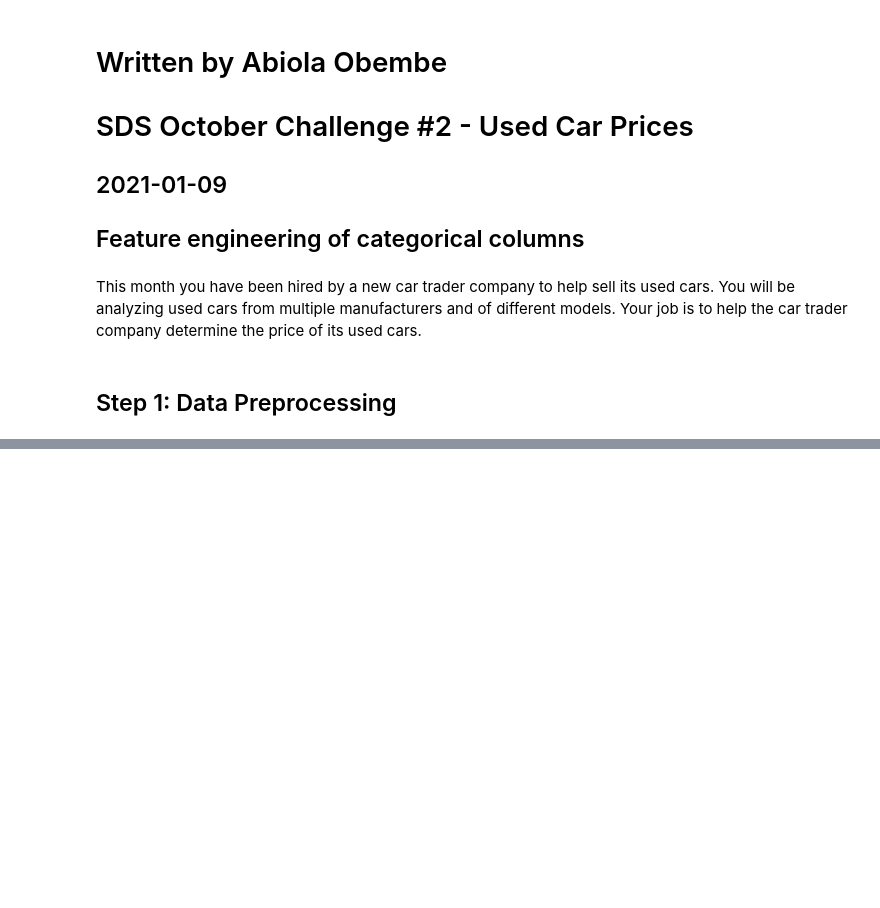
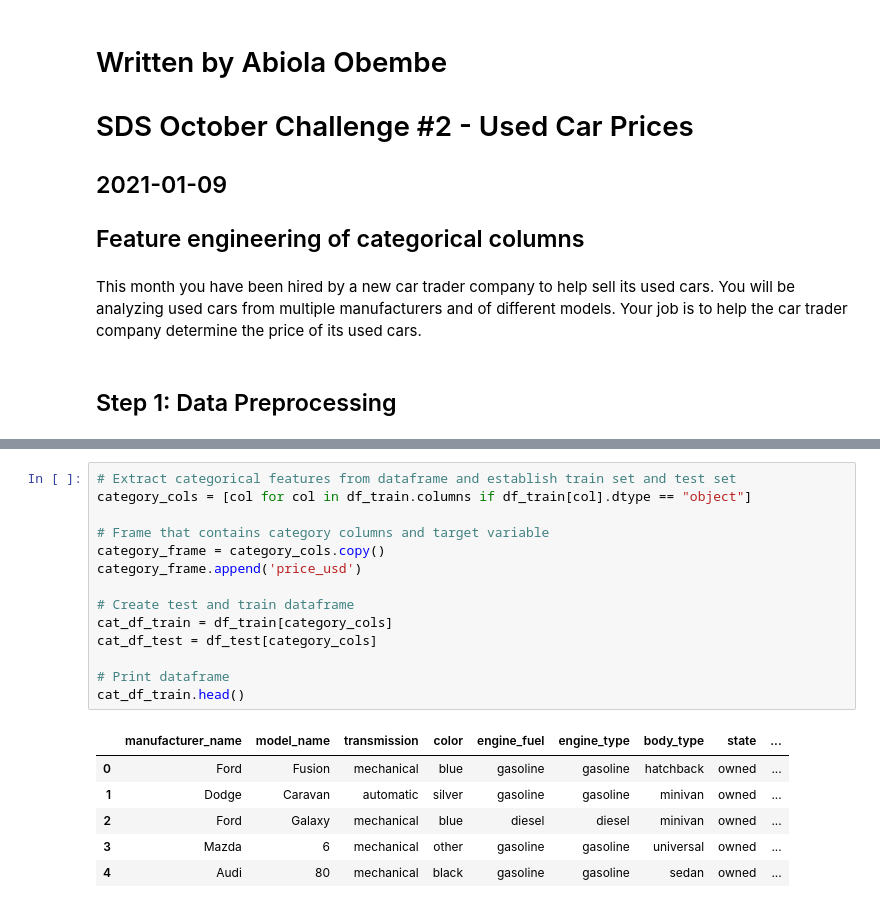
Before and after one commit to obeabi/SdsOctober2020Challenge, a Jupyter notebook: CategoricalCols_Main.ipynb, the cells around one changed output, grey strips where cells are left out. Drawn from its saved outputs; the diff is of its cells as text; blank space fills up the shorter version.

```diff
--- a/CategoricalCols_Main.ipynb
+++ b/CategoricalCols_Main.ipynb
@@ -82,0 +186,21 @@ print("\n Perecentage of missing values in test datframe is: \n", str(100*(df_te
+# %%
+# Extract categorical features from dataframe and establish train set and test set
+category_cols = [col for col in df_train.columns if df_train[col].dtype == "object"]
+
+# Frame that contains category columns and target variable
+category_frame = category_cols.copy()
+category_frame.append('price_usd')
+
+# Create test and train dataframe
+cat_df_train = df_train[category_cols]
+cat_df_test = df_test[category_cols]
+
+# Print dataframe
+cat_df_train.head()
+# %% [output]
+|  | manufacturer_name | model_name | transmission | color | engine_fuel | engine_type | body_type | state | ... |
+| 0 | Ford | Fusion | mechanical | blue | gasoline | gasoline | hatchback | owned | ... |
+| 1 | Dodge | Caravan | automatic | silver | gasoline | gasoline | minivan | owned | ... |
+| 2 | Ford | Galaxy | mechanical | blue | diesel | diesel | minivan | owned | ... |
+| 3 | Mazda | 6 | mechanical | other | gasoline | gasoline | universal | owned | ... |
+| 4 | Audi | 80 | mechanical | black | gasoline | gasoline | sedan | owned | ... |
```
Also changed, not shown: parts of 43 cells of this notebook.
